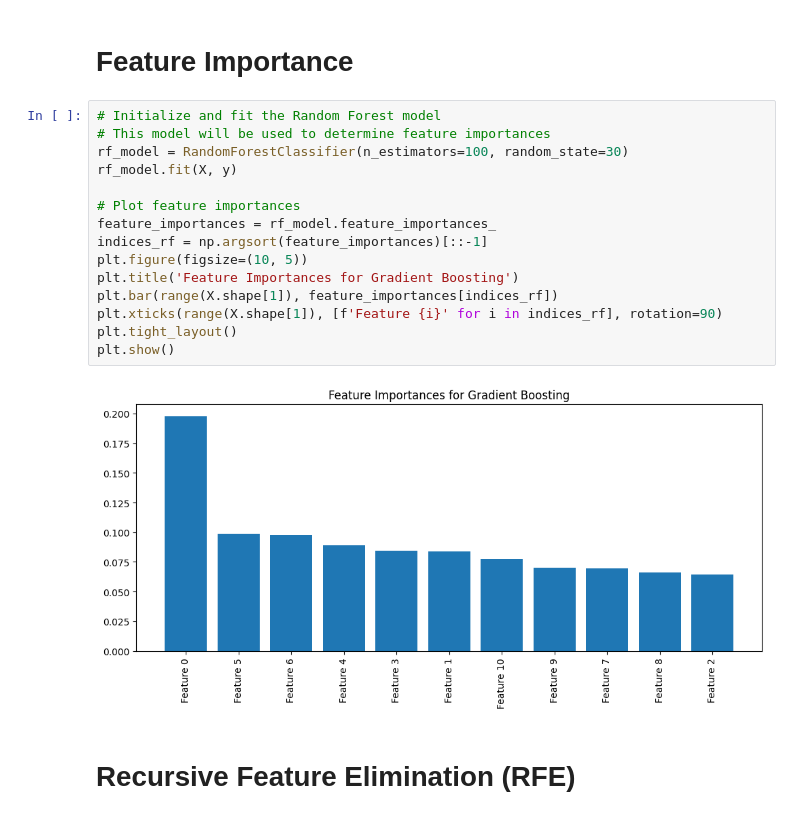
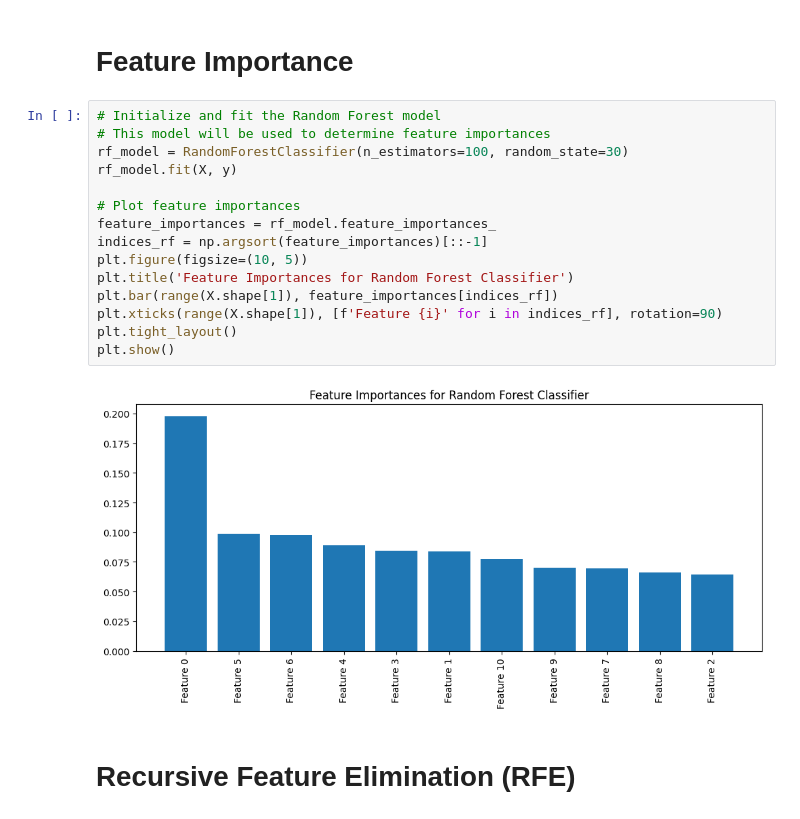
Before and after one commit to mha66/heart-disease-prediction, a Jupyter notebook: notebooks/03_feature_selection.ipynb, the cells around one changed output. Cells and saved outputs as stored; diff of their text form.

```diff
--- a/notebooks/03_feature_selection.ipynb
+++ b/notebooks/03_feature_selection.ipynb
@@ -34,20 +34,20 @@ df
 # %%
 # Initialize and fit the Random Forest model
 # This model will be used to determine feature importances
 rf_model = RandomForestClassifier(n_estimators=100, random_state=30)
 rf_model.fit(X, y)
 
 # Plot feature importances
 feature_importances = rf_model.feature_importances_
 indices_rf = np.argsort(feature_importances)[::-1]
 plt.figure(figsize=(10, 5))
-plt.title('Feature Importances for Gradient Boosting')
+plt.title('Feature Importances for Random Forest Classifier')
 plt.bar(range(X.shape[1]), feature_importances[indices_rf])
 plt.xticks(range(X.shape[1]), [f'Feature {i}' for i in indices_rf], rotation=90)
 plt.tight_layout()
 plt.show()
 # %% [output]
-[figure, old version]
+[figure, new version]
 # %% [markdown]
 # Recursive Feature Elimination (RFE)
 # %%
```
Also changed, not shown: parts of 2 cells of this notebook, 9 other files.
